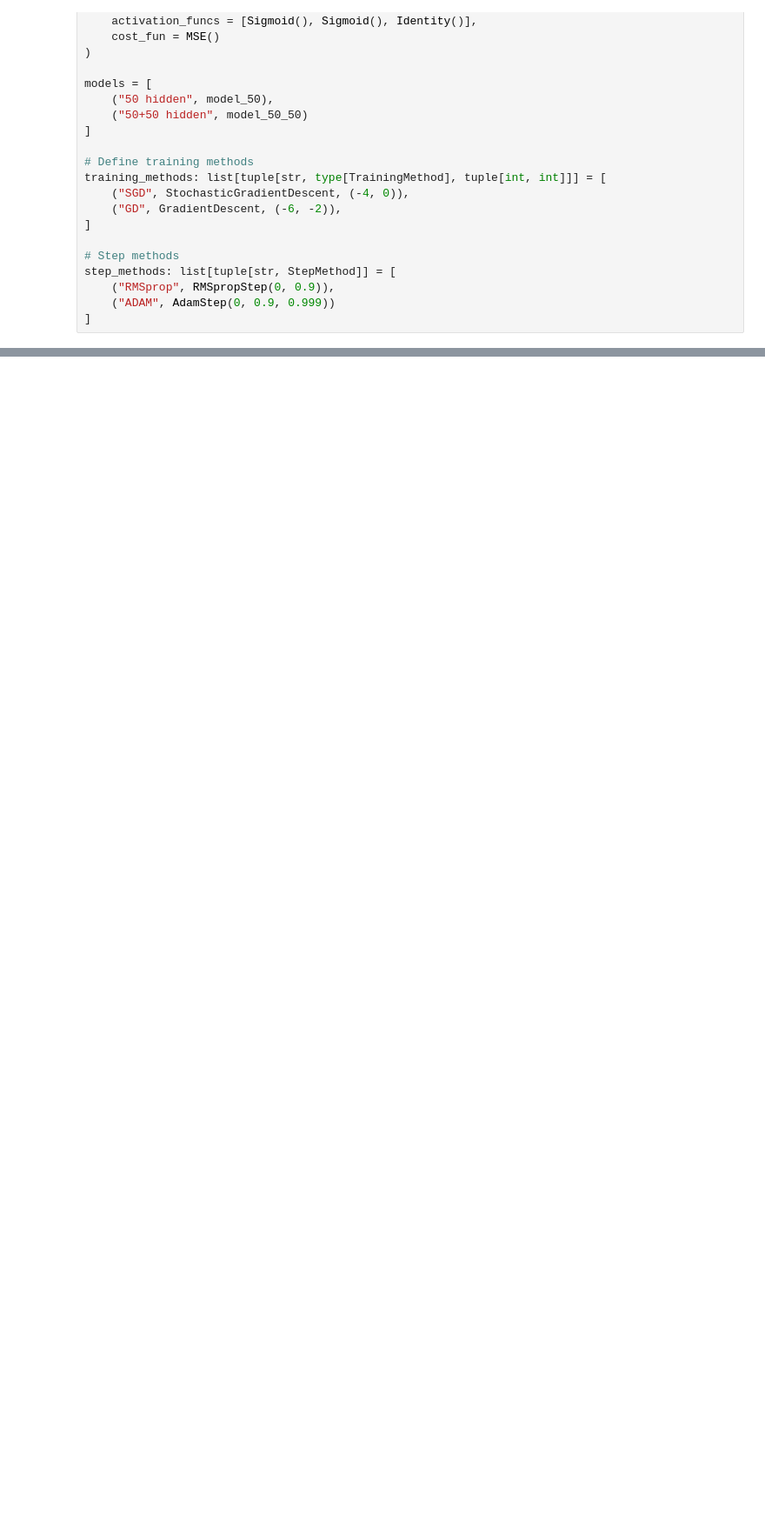
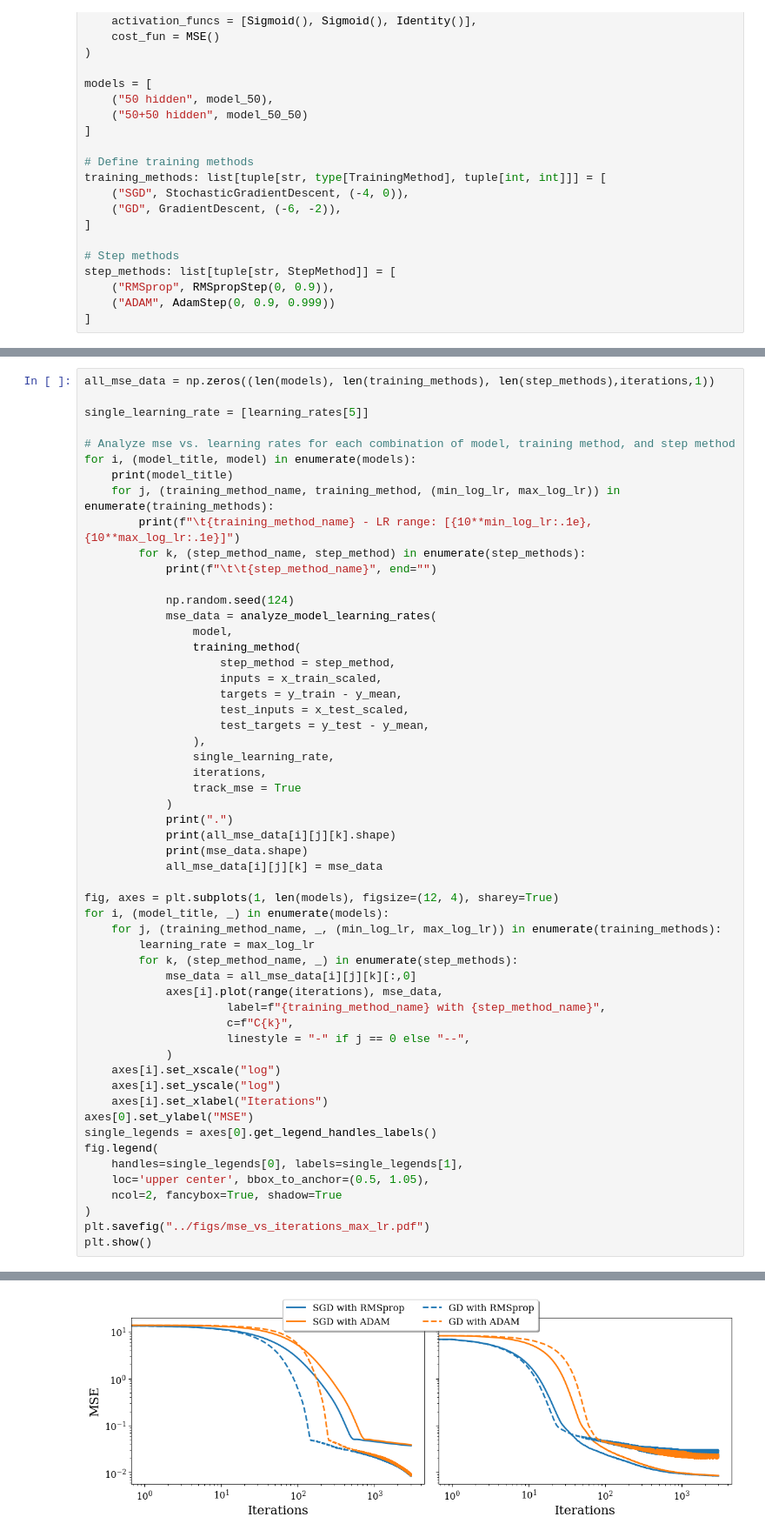
Before and after one commit to HeineEH/FYS-STK3155_Project2, a Jupyter notebook: code/exercise_2b.ipynb, the cells around one changed output, grey strips where cells are left out. Shown at 87% size. Saved outputs shown, nothing was run; the diff lists cells and outputs as text; blank space fills up the shorter version.

```diff
--- a/code/exercise_2b.ipynb
+++ b/code/exercise_2b.ipynb
@@ -241,0 +247,56 @@ plt.show()
+# %%
+all_mse_data = np.zeros((len(models), len(training_methods), len(step_methods),iterations,1))
+
+single_learning_rate = [learning_rates[5]]
+
+# Analyze mse vs. learning rates for each combination of model, training method, and step method
+for i, (model_title, model) in enumerate(models):
+    print(model_title)
+    for j, (training_method_name, training_method, (min_log_lr, max_log_lr)) in enumerate(training_methods):
+        print(f"\t{training_method_name} - LR range: [{10**min_log_lr:.1e}, {10**max_log_lr:.1e}]")
+        for k, (step_method_name, step_method) in enumerate(step_methods):
+            print(f"\t\t{step_method_name}", end="")
+
+            np.random.seed(124)
+            mse_data = analyze_model_learning_rates(
+                model,
+                training_method(
+                    step_method = step_method,
+                    inputs = x_train_scaled,
+                    targets = y_train - y_mean,
+                    test_inputs = x_test_scaled,
+                    test_targets = y_test - y_mean,
+                ),
+                single_learning_rate,
+                iterations,
+                track_mse = True
+            )
+            print(".")
+            print(all_mse_data[i][j][k].shape)
+            print(mse_data.shape)
+            all_mse_data[i][j][k] = mse_data
+
+fig, axes = plt.subplots(1, len(models), figsize=(12, 4), sharey=True)
+for i, (model_title, _) in enumerate(models):
+    for j, (training_method_name, _, (min_log_lr, max_log_lr)) in enumerate(training_methods):
+        learning_rate = max_log_lr
+        for k, (step_method_name, _) in enumerate(step_methods):
+            mse_data = all_mse_data[i][j][k][:,0]
+            axes[i].plot(range(iterations), mse_data,
+                     label=f"{training_method_name} with {step_method_name}",
+                     c=f"C{k}",
+                     linestyle = "-" if j == 0 else "--",
+            )
+    axes[i].set_xscale("log")
+    axes[i].set_yscale("log")
+    axes[i].set_xlabel("Iterations")
+axes[0].set_ylabel("MSE")
+single_legends = axes[0].get_legend_handles_labels()
+fig.legend(
+    handles=single_legends[0], labels=single_legends[1],
+    loc='upper center', bbox_to_anchor=(0.5, 1.05),
+    ncol=2, fancybox=True, shadow=True
+)
+plt.savefig("../figs/mse_vs_iterations_max_lr.pdf")
+plt.show()
+# %% [output]
@@ -241,0 +320 @@ plt.show()
+[figure, added]
```
Also changed, not shown: parts of 7 cells of this notebook, 2 other files.
